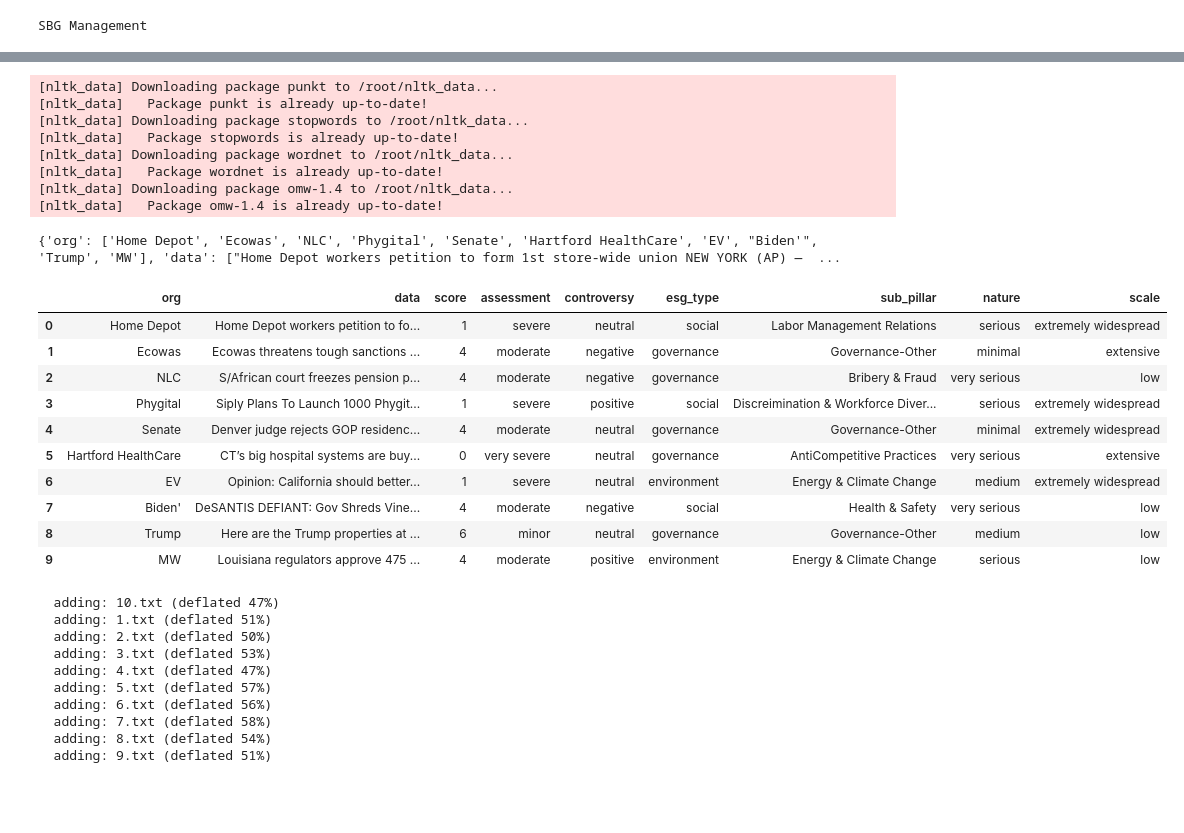
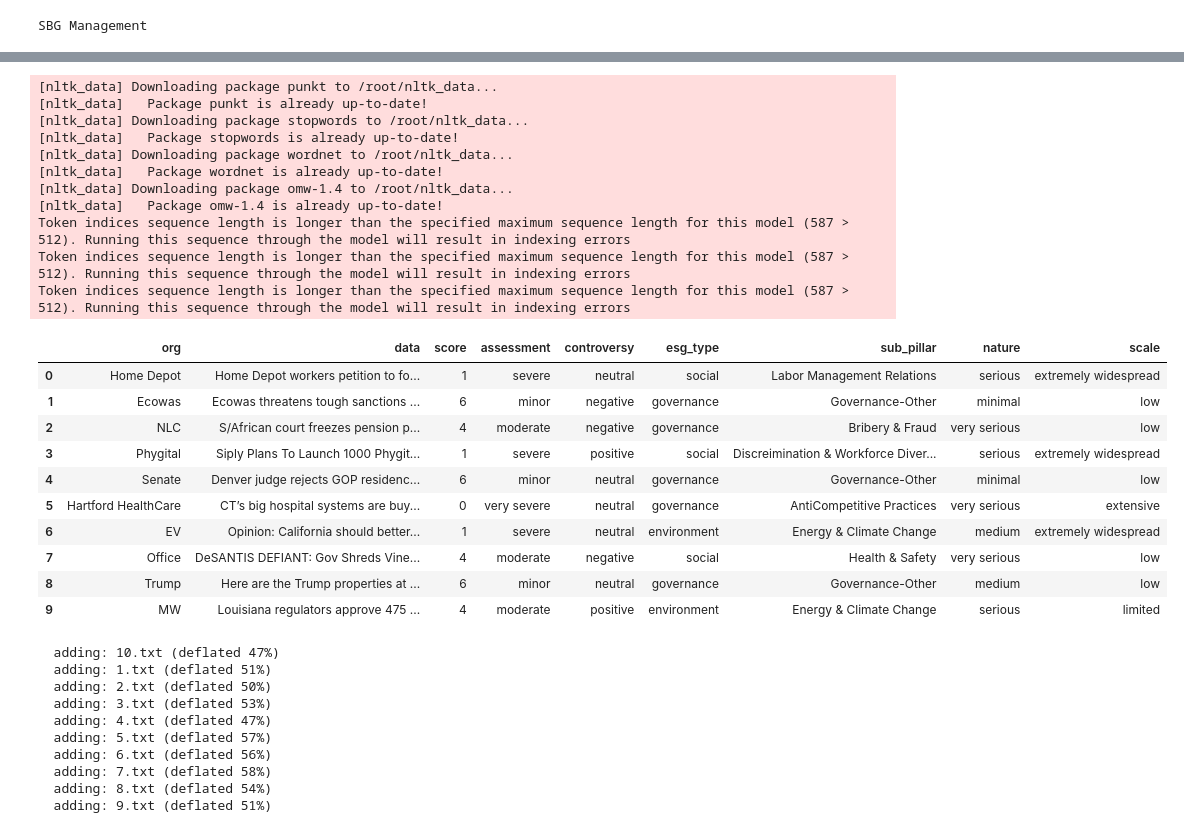
Before and after one commit to sghackathon2022/myrepo, a Jupyter notebook: ESGNew.ipynb, the cells around one changed output, grey strips where cells are left out. Saved outputs shown, nothing was run; the diff lists cells and outputs as text; code cells hidden in the pictures; blank space fills up the shorter version.

```diff
--- a/ESGNew.ipynb
+++ b/ESGNew.ipynb
@@ -619,7 +619,7 @@ nltk.download('omw-1.4')
 import spacy
 import re
 import json
-
+NER = spacy.load("en_core_web_sm")
 from transformers import AutoModelForSequenceClassification,AutoTokenizer,pipeline
 
 import torch
@@ -661,7 +661,7 @@ def get_prediction(model_name,message,size,mapping_list):
   return prediction
 
 def get_org(raw_text):
-  NER = spacy.load("en_core_web_sm")
+
   #spacy.explain("ORG")
   text1= NER(raw_text)
 
@@ -1037,9 +1037,9 @@ from transformers import AutoModelForSequenceClassification,AutoTokenizer,pipeli
 sent_model = AutoModelForSequenceClassification.from_pretrained("ProsusAI/finbert", num_labels=3)
 sent_tokenizer = AutoTokenizer.from_pretrained("ProsusAI/finbert")
 sent_nlp=pipeline("text-classification",model=sent_model,tokenizer=sent_tokenizer)
-#esg_model = AutoModelForSequenceClassification.from_pretrained('yiyanghkust/finbert-esg', num_labels=4)
-#esg_tokenizer = AutoTokenizer.from_pretrained("distilbert-base-uncased")
-#esg_nlp=pipeline("text-classification",model=esg_model,tokenizer=esg_tokenizer)
+esg_model = AutoModelForSequenceClassification.from_pretrained('yiyanghkust/finbert-esg', num_labels=4)
+esg_tokenizer = AutoTokenizer.from_pretrained("distilbert-base-uncased")
+esg_nlp=pipeline("text-classification",model=esg_model,tokenizer=esg_tokenizer)
 
 pillar_model = AutoModelForSequenceClassification.from_pretrained('nbroad/ESG-BERT', num_labels=26)
 pillar_tokenizer = AutoTokenizer.from_pretrained("nbroad/ESG-BERT")
@@ -1056,10 +1056,12 @@ nature=[]
 scale=[]
 score=[]
 assessment=[]
+
 for file in os.listdir('/content/drive/MyDrive/input'):
     # check if current path is a file
     if os.path.isfile(os.path.join('/content/drive/MyDrive/input', file)):
         files.append(os.path.join('/content/drive/MyDrive/input', file))
+
 #files=["/content/drive/MyDrive/input/7.txt"]
 for file in files:
   #print(file)
@@ -1080,20 +1082,20 @@ for file in files:
   except Exception as ce1:
     con_val=most_frequent([(sent_nlp(msg1)[0]["label"]).lower() for msg1 in sent_tokenize(msg)])
     controversy.append(con_val)
-  """
+
   try:
 
-    esg_val=(esg_nlp(msg)[0]["label"]).lower()
-    if esg_val == "environmental":
-      esg_val="environment"
-    esg_data.append(esg_val)
+    esg_val1=(esg_nlp(msg)[0]["label"]).lower()
+    if esg_val1 == "environmental":
+      esg_val1="environment"
+    #esg_data.append(esg_val)
 
   except Exception as esge1:
-    esg_val=most_frequent([esg_nlp(msg1)[0]["label"].lower() for msg1 in sent_tokenize(msg)])
-    if esg_val == "environmental":
-      esg_val="environment"
-    esg_data.append(esg_val)
-  """
+    esg_val1=most_frequent([esg_nlp(msg1)[0]["label"].lower() for msg1 in sent_tokenize(msg)])
+    if esg_val1 == "environmental":
+      esg_val1="environment"
+    #esg_data.append(esg_val)
+
   try:
     pillar1=label2id[pillar_nlp(msg)[0]["label"]]
     esg_val=esg_map[str(pillar1)].lower()
@@ -1112,10 +1114,10 @@ for file in files:
     nature.append(nature_val)
   except Exception as ne:
     #print("nature",ne)
-
+    nature_val="minimal"
     nature.append("minimal")
   try:
-    scale_val=get_scale(scale_dict[esg_val],msg)
+    scale_val=get_scale(scale_dict[esg_val1],msg)
     scale.append(scale_val)
   except Exception as se:
     #print("scale",se)
@@ -1131,45 +1133,47 @@ df=pd.DataFrame(data,columns=["data"])
 df['controversy']=controversy
 #df['key_phrases']=key_phrases
 df['esg_type']=esg_data
 df['sub_pillar']=pillar_data
 df['org']=org_data
 df['nature']=nature
 df['scale']=scale
 df['score']=score
 df['assessment']=assessment
 df2=df[['org','data','score','assessment','controversy','esg_type','sub_pillar','nature','scale']]
 df2.to_json("output.json", orient = 'split', compression = 'infer', index = 'true')
 #json_obj=df2.to_json(indent=4,index=False,orient='split')
 #json_obj=json_obj.replace("\n","\\n")
 json_object={"org":[df["org"][i] for i in df["org"].index],"data":[df['data'][i].replace("\n"," ") for i in df["org"].index],"score":[df["score"][i] for i in df["org"].index],"assessment":[df["assessment"][i] for i in df["org"].index],"controversy":[df["controversy"][i] for i in df["org"].index],"esg_type":[df['esg_type'][i] for i in df["org"].index],"sub_pillar":[df["sub_pillar"][i] for i in df["org"].index],"nature":[df["nature"][i] for i in df["org"].index],"scale":[df["scale"][i] for i in df["org"].index]}
-print(json_object)
-#json_object = json.dumps(json_object, indent=4)
+#print(json_object)
+json_object = json.dumps(json_object, indent=4)
 #json_object=json.loads(json.dumps(json_object))
 #d=eval(json_object)
 with open("output.json","w",encoding='utf8') as f:
   f.write(json_object)
 df2.head(10)
 # %% [output]
 [nltk_data] Downloading package punkt to /root/nltk_data...
 [nltk_data]   Package punkt is already up-to-date!
 [nltk_data] Downloading package stopwords to /root/nltk_data...
 [nltk_data]   Package stopwords is already up-to-date!
 [nltk_data] Downloading package wordnet to /root/nltk_data...
 [nltk_data]   Package wordnet is already up-to-date!
 [nltk_data] Downloading package omw-1.4 to /root/nltk_data...
 [nltk_data]   Package omw-1.4 is already up-to-date!
+Token indices sequence length is longer than the specified maximum sequence length for this model (587 > 512). Running this sequence through the model will result in indexing errors
+Token indices sequence length is longer than the specified maximum sequence length for this model (587 > 512). Running this sequence through the model will result in indexing errors
+Token indices sequence length is longer than the specified maximum sequence length for this model (587 > 512). Running this sequence through the model will result in indexing errors
-{'org': ['Home Depot', 'Ecowas', 'NLC', 'Phygital', 'Senate', 'Hartford HealthCare', 'EV', "Biden'", 'Trump', 'MW'], 'data': ["Home Depot workers petition to form 1st store-wide union NEW YORK (AP) —  ...
 |  | org | data | score | assessment | controversy | esg_type | sub_pillar | nature | scale |
 | 0 | Home Depot | Home Depot workers petition to fo... | 1 | severe | neutral | social | Labor Management Relations | serious | extremely widespread |
-| 1 | Ecowas | Ecowas threatens tough sanctions ... | 4 | moderate | negative | governance | Governance-Other | minimal | extensive |
+| 1 | Ecowas | Ecowas threatens tough sanctions ... | 6 | minor | negative | governance | Governance-Other | minimal | low |
 | 2 | NLC | S/African court freezes pension p... | 4 | moderate | negative | governance | Bribery & Fraud | very serious | low |
 | 3 | Phygital | Siply Plans To Launch 1000 Phygit... | 1 | severe | positive | social | Discreimination & Workforce Diver... | serious | extremely widespread |
-| 4 | Senate | Denver judge rejects GOP residenc... | 4 | moderate | neutral | governance | Governance-Other | minimal | extremely widespread |
+| 4 | Senate | Denver judge rejects GOP residenc... | 6 | minor | neutral | governance | Governance-Other | minimal | low |
 | 5 | Hartford HealthCare | CT’s big hospital systems are buy... | 0 | very severe | neutral | governance | AntiCompetitive Practices | very serious | extensive |
 | 6 | EV | Opinion: California should better... | 1 | severe | neutral | environment | Energy & Climate Change | medium | extremely widespread |
-| 7 | Biden' | DeSANTIS DEFIANT: Gov Shreds Vine... | 4 | moderate | negative | social | Health & Safety | very serious | low |
+| 7 | Office | DeSANTIS DEFIANT: Gov Shreds Vine... | 4 | moderate | negative | social | Health & Safety | very serious | low |
 | 8 | Trump | Here are the Trump properties at ... | 6 | minor | neutral | governance | Governance-Other | medium | low |
-| 9 | MW | Louisiana regulators approve 475 ... | 4 | moderate | positive | environment | Energy & Climate Change | serious | low |
+| 9 | MW | Louisiana regulators approve 475 ... | 4 | moderate | positive | environment | Energy & Climate Change | serious | limited |
 # %%
 !cd /content/drive/MyDrive/input/ && zip input.zip *
 # %% [output]
```
Also changed, not shown: parts of 1 cell of this notebook.
